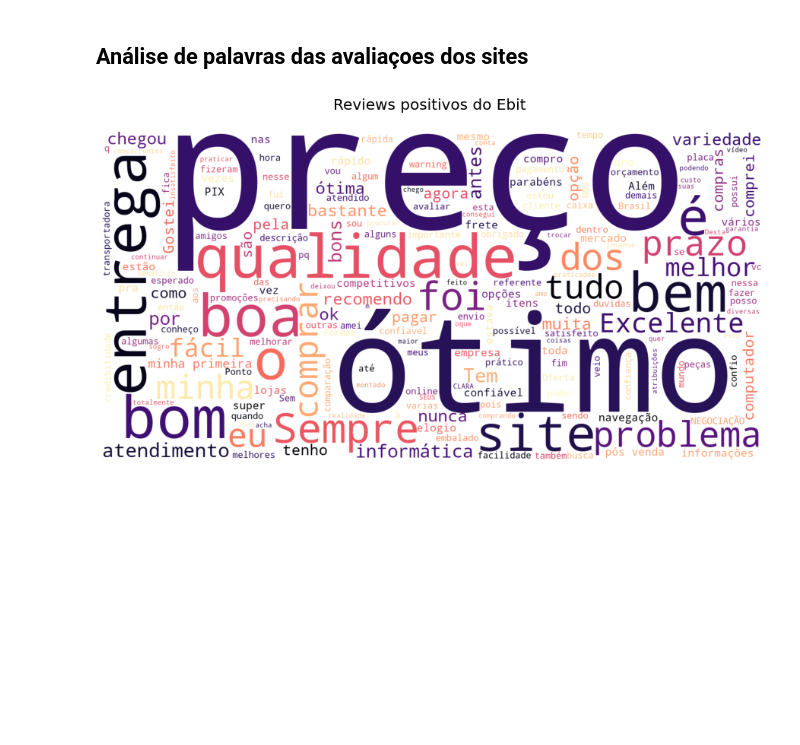
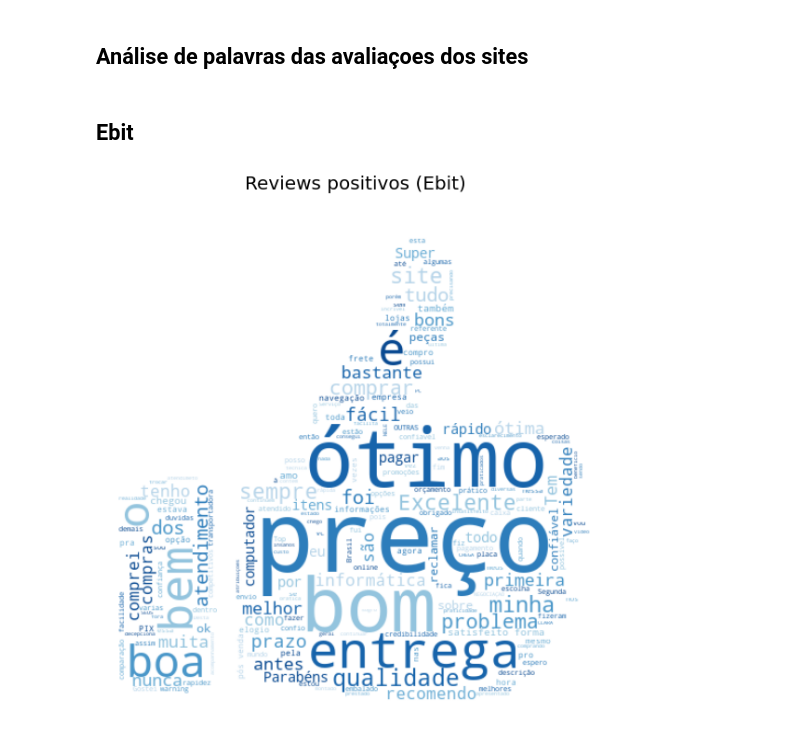
Before and after one commit to gutessitore/ReclameAquiScrapper, a Jupyter notebook: notebooks/pichau.ipynb, the cells around one changed output. Cells and saved outputs as stored; diff of their text form; code cells hidden in the pictures; blank space fills up the shorter version.

Commit message:
better word clouds

```diff
--- a/notebooks/pichau.ipynb
+++ b/notebooks/pichau.ipynb
@@ -101,24 +144,16 @@ reclame_aqui_review_df.head()
+# %% [markdown]
+## Ebit
 # %%
+
 compliment_text = " ".join(ebit_review_df.Positivos)  # Juntando os reviews em um unico texto
+words_to_remove = ["da", "meu", "em", "você", "de", "ao", "os", "na", "loja",
+         "produto", "produtos", "pichau", "já", "tive", "comum", "ainda",
+         "que", "não", "para", "um", "mas", "mais", "uma", "compra", "muito",
+         "e", "é"]
 
-stopwords = set(STOPWORDS)  # Adicionando um filtro de palavras
-stopwords.update(
-    ["da", "meu", "em", "você", "de", "ao", "os", "na", "loja",
-     "produto", "produtos", "pichau", "já", "tive", "comum", "ainda",
-     "que", "não", "para", "um", "mas", "mais", "uma", "compra", "muito", "e"]
-    )  # Palavras que serão filtradas
-
-wordcloud = WordCloud(stopwords=stopwords,
-                      background_color='white', colormap='magma', width=1600,
-                      height=800).generate(compliment_text)  # Gerando o wordcloud
-
-fig, ax = plt.subplots(figsize=(16,8))
-ax.imshow(wordcloud, interpolation='bilinear')
-ax.set_axis_off()
-plt.title("Reviews positivos do Ebit \n", fontsize=20)
-plt.imshow(wordcloud);
+plot_wordcloud(compliment_text, words_to_remove, "Reviews positivos (Ebit)", "up")
 # %% [output]
-[figure, old version]
+[figure, new version]
 # %%
 complaint_text = " ".join(ebit_review_df.Negativos)  # Juntando os reviews em um unico texto
 
```
Also changed, not shown: parts of 11 cells of this notebook, 1 other file.
